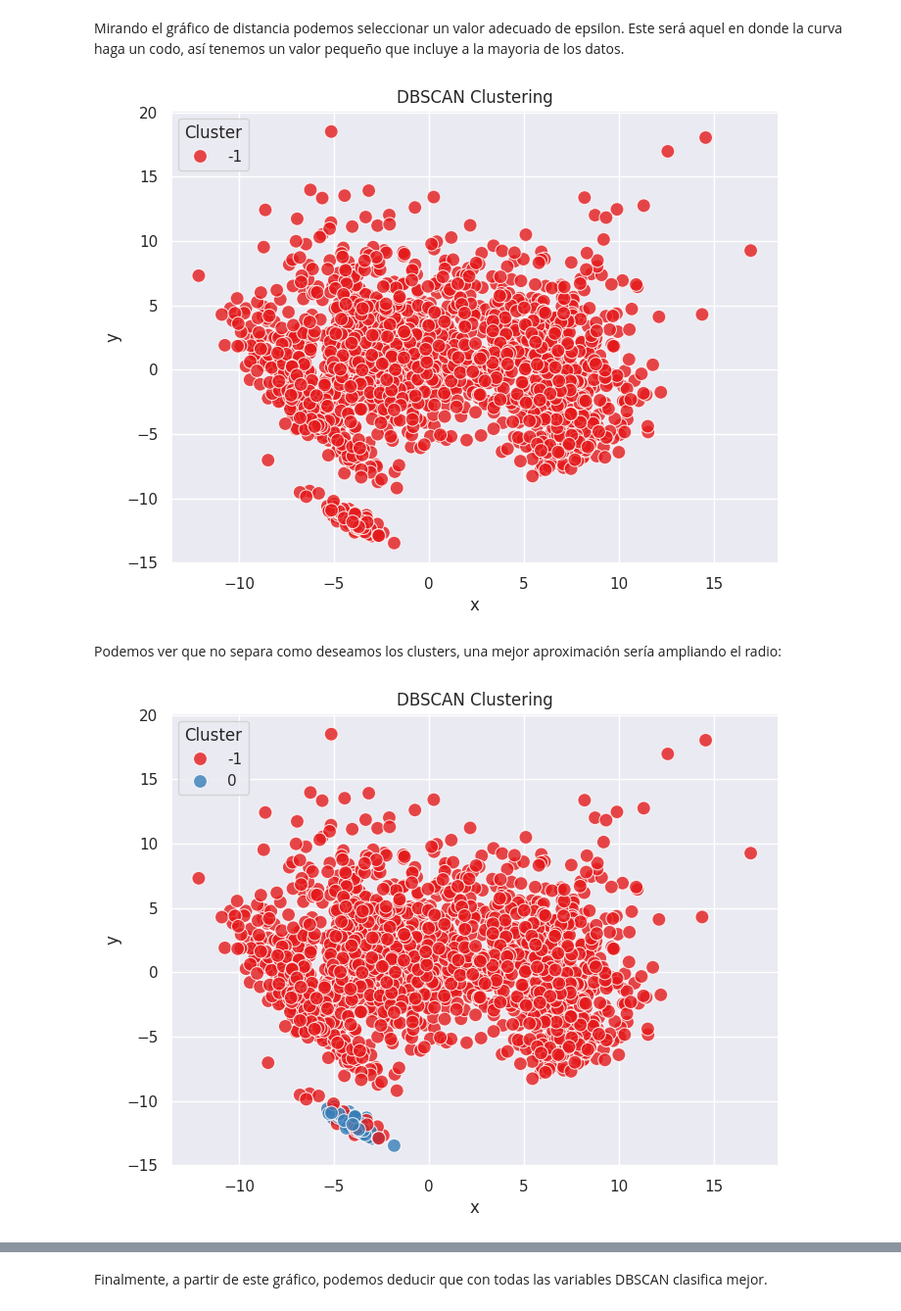
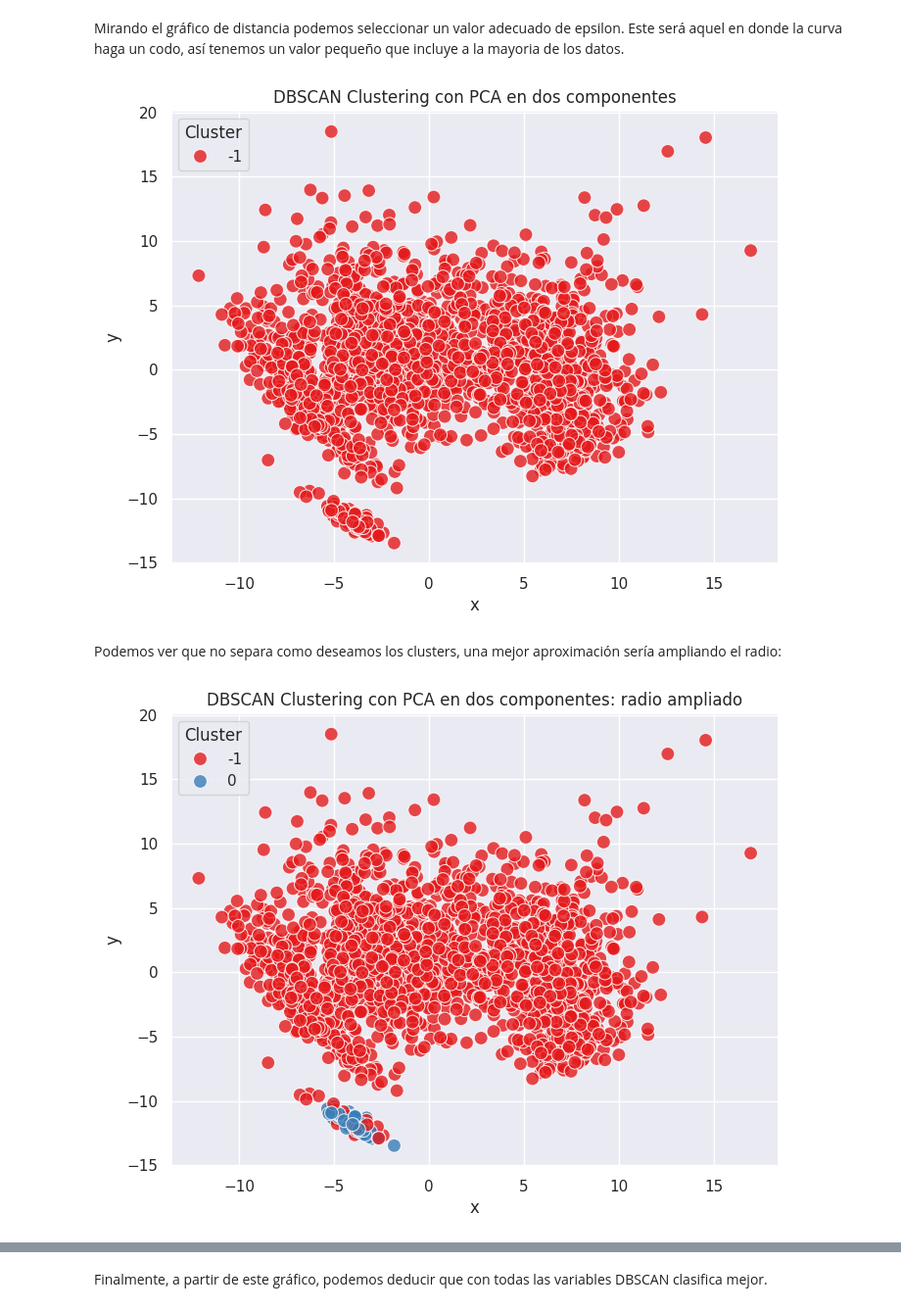
Before and after one commit to joacokoif/tp2_fulbo_ldd, a Jupyter notebook: tp2_LDD_Futbol_Analytics.ipynb, the cells around one changed output, grey strips where cells are left out. Shown at 98% size. Saved outputs shown, nothing was run; the diff lists cells and outputs as text; code cells hidden in the pictures.

```diff
--- a/tp2_LDD_Futbol_Analytics.ipynb
+++ b/tp2_LDD_Futbol_Analytics.ipynb
@@ -198,32 +198,32 @@ df_pca['Cluster'] = dbscan.fit_predict(df_scaled)
 # Graficar
 plt.figure(figsize=(8, 6))
 sns.scatterplot(x='Shots/90', y='SoTs/90', hue='Cluster', data=df_pca, s=100, palette='Set1', alpha=0.8, legend='full')
-plt.title('DBSCAN Clustering')
+plt.title('DBSCAN Clustering con PCA en dos componentes')
 plt.xlabel('x')
 plt.ylabel('y')
 plt.grid(True)
 plt.show()
 # %% [output]
-[figure, old version]
+[figure, new version]
 # %% [markdown]
 Podemos ver que no separa como deseamos los clusters, una mejor aproximación sería ampliando el radio:
 # %%
 epsilon = 3   # Epsilon elegido según gráfico
 
 # Calcular DBSCAN
 dbscan = DBSCAN(eps=epsilon, min_samples=3)
 df_pca['Cluster'] = dbscan.fit_predict(df_scaled)
 
 # Graficar
 plt.figure(figsize=(8, 6))
 sns.scatterplot(x='Shots/90', y='SoTs/90', hue='Cluster', data=df_pca, s=100, palette='Set1', alpha=0.8, legend='full')
-plt.title('DBSCAN Clustering')
+plt.title('DBSCAN Clustering con PCA en dos componentes: radio ampliado')
 plt.xlabel('x')
 plt.ylabel('y')
 plt.grid(True)
 plt.show()
 # %% [output]
-[figure, old version]
+[figure, new version]
 # %%
 #(e)Utilizar DBSCAN para realizar agrupamiento utilizando como datos todas las variables originales en vez de solo las dos
 # componentes principales, modificando los valores de epsilon y minPts convenientemente.
```
Also changed, not shown: parts of 6 cells of this notebook.
